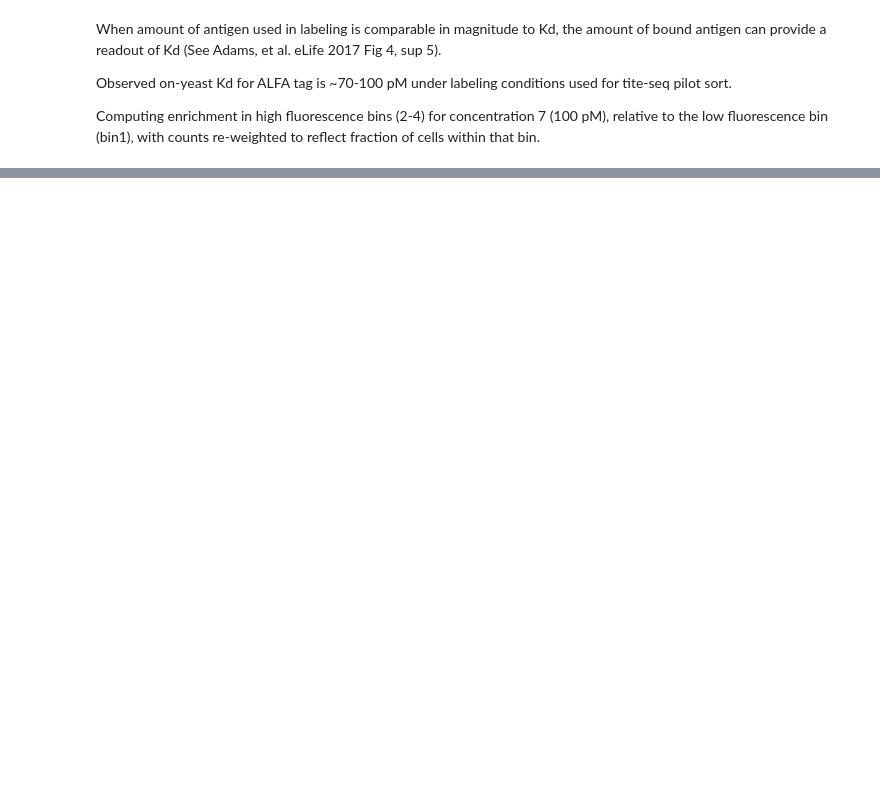
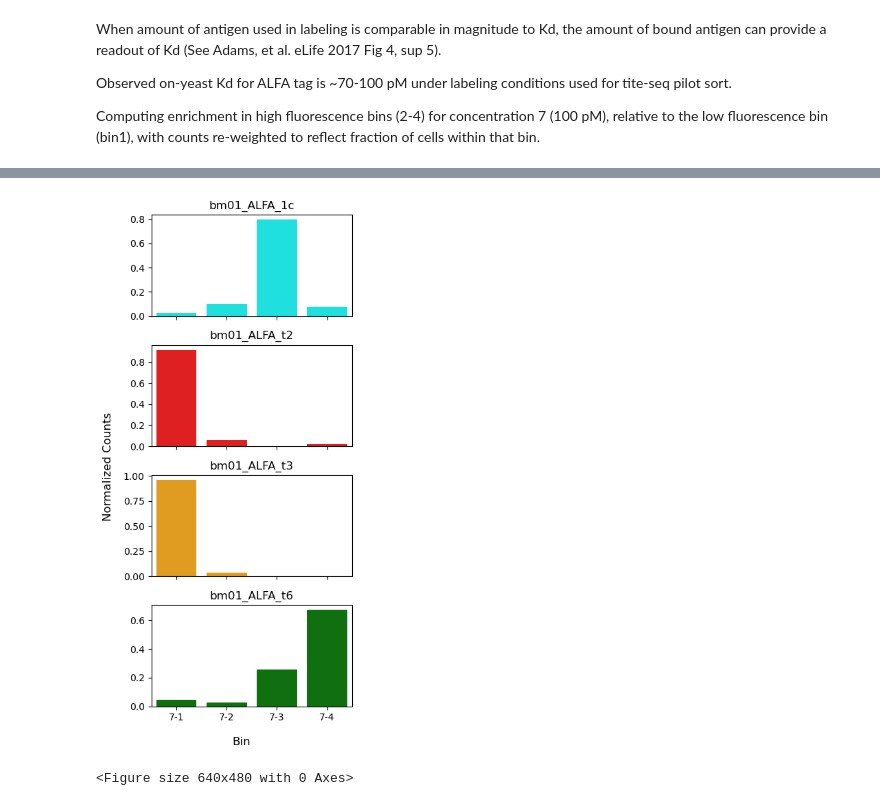
Before and after one commit to scrilly23/switch_seq, a Jupyter notebook: plotting/plot_counts.ipynb, the cells around one changed output, grey strips where cells are left out. Saved outputs shown, nothing was run; the diff lists cells and outputs as text; code cells hidden in the pictures; blank space fills up the shorter version.

```diff
--- a/plotting/plot_counts.ipynb
+++ b/plotting/plot_counts.ipynb
@@ -238,0 +229,23 @@ KeyError: 'r1-hs-7-1'
+# %%
+#plot counts for designs in bin 4 only
+num_subplots = len(selected_designs)
+fig, axes = plt.subplots(num_subplots, 1, figsize=(4, num_subplots*2), sharex=True)
+fig.tight_layout(pad=2.0)
+fig.supxlabel('Bin', y=-0.01)
+fig.supylabel('Normalized Counts', x=-0.005)
+
+for plot,design in enumerate(selected_designs):
+    if designs_to_plot == 'controls':
+        sns.barplot(data=norm_counts_table_conc[norm_counts_table_conc['design'] == f'{design}'], ax=axes[plot], x='bin', y='value', palette=[color_palette[plot]], order=[f'{conc_to_plot}-1',
+                                                        f'{conc_to_plot}-2', f'{conc_to_plot}-3', f'{conc_to_plot}-4']).set(xlabel=None, ylabel=None)
+    else:
+        sns.barplot(data=norm_counts_table_conc[norm_counts_table_conc['design'] == f'{design}'], ax=axes[plot], x='bin', y='value', palette=color_palette, order=[f'{conc_to_plot}-1',
+                                                        f'{conc_to_plot}-2', f'{conc_to_plot}-3', f'{conc_to_plot}-4']).set(xlabel=None, ylabel=None)
+    axes[plot].set_title(f'{design}')
+
+plt.show()
+#plt.savefig(f'{outdir}/normalized_counts_bin_4_{designs_to_plot}.png')
+plt.clf()
+# %% [output]
+[figure, added]
+<Figure size 640x480 with 0 Axes>
```
Also changed, not shown: parts of 8 cells of this notebook.
